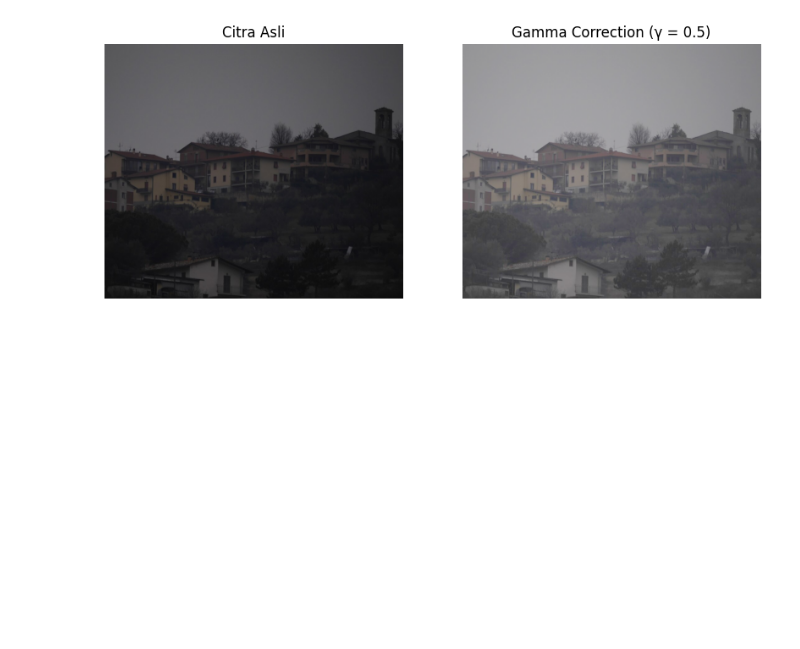
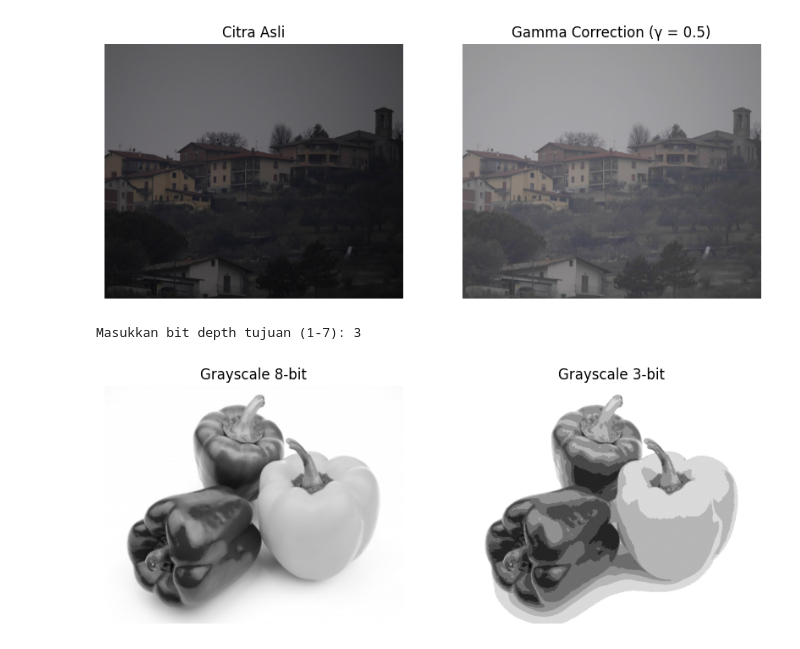
Before and after one commit to rsyadipras/PCVK_Ganjil2026, a Jupyter notebook: Week3.ipynb, the cells around one changed output. Drawn from its saved outputs; the diff is of its cells as text; code cells hidden in the pictures; blank space fills up the shorter version.

Commit message:
feat: implement image depth on Pepper's photo

```diff
--- a/Week3.ipynb
+++ b/Week3.ipynb
@@ -189,3 +189,23 @@ Gamma Correction pada Citra
 --------------------------------
 Masukkan nilai Gamma: 0.5
 [figure]
+# %%
+# Implementasi Simulasi Image Depth
+bit_depth = int(input('Masukkan bit depth tujuan (1-7): '))
+original = cv.imread('/content/drive/MyDrive/PCVK2026/peppers.jpg', cv.IMREAD_GRAYSCALE)
+
+level = 255 / (pow(2, bit_depth) - 1)
+depth_image = (np.round(original / level) * level).astype(np.uint8)
+
+fig, axes = plt.subplots(1, 2, figsize=(10, 5))
+axes[0].imshow(original, cmap='gray')
+axes[0].set_title('Grayscale 8-bit')
+axes[0].axis('off')
+
+axes[1].imshow(depth_image, cmap='gray')
+axes[1].set_title(f'Grayscale {bit_depth}-bit')
+axes[1].axis('off')
+plt.show()
+# %% [output]
+Masukkan bit depth tujuan (1-7): 3
+[figure, added]
```
